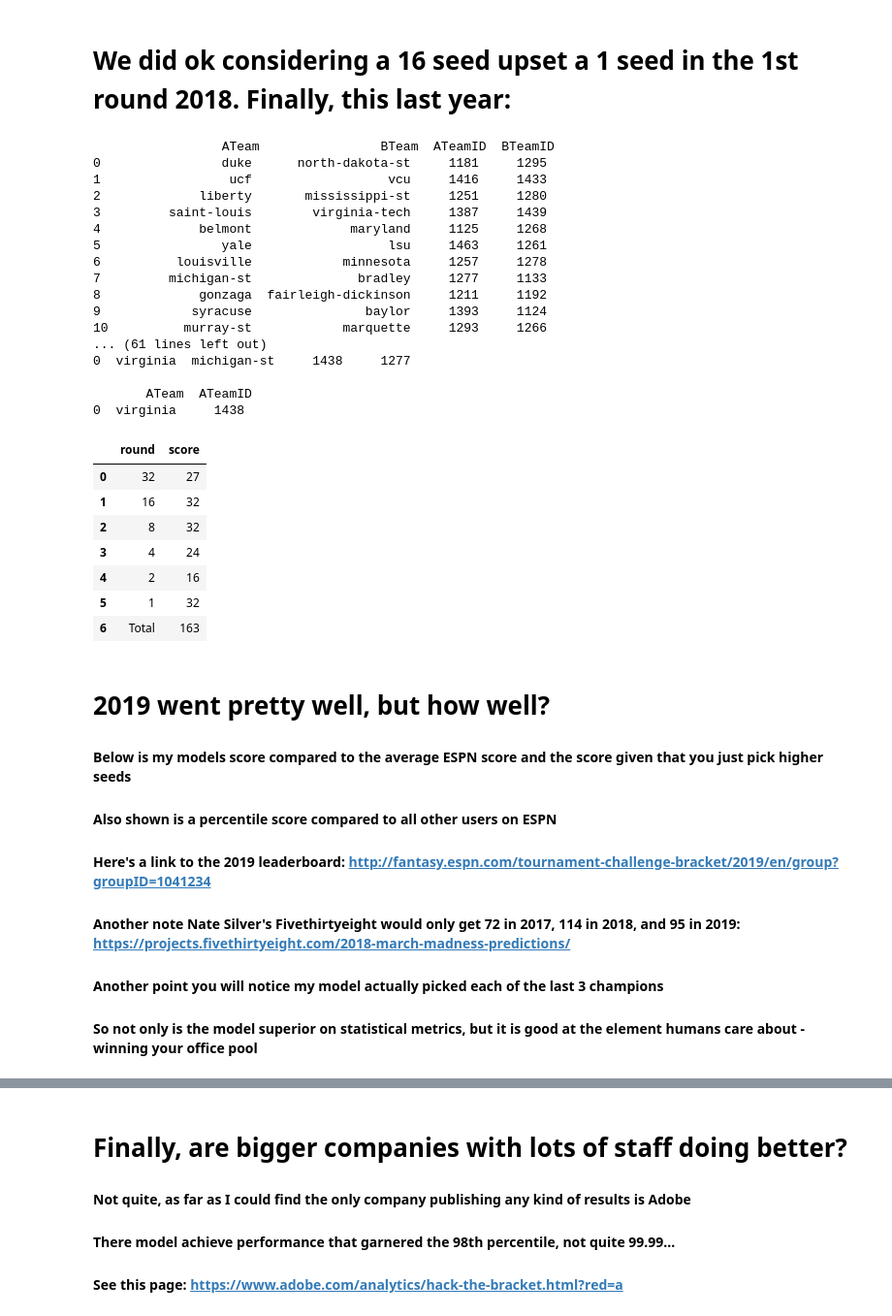
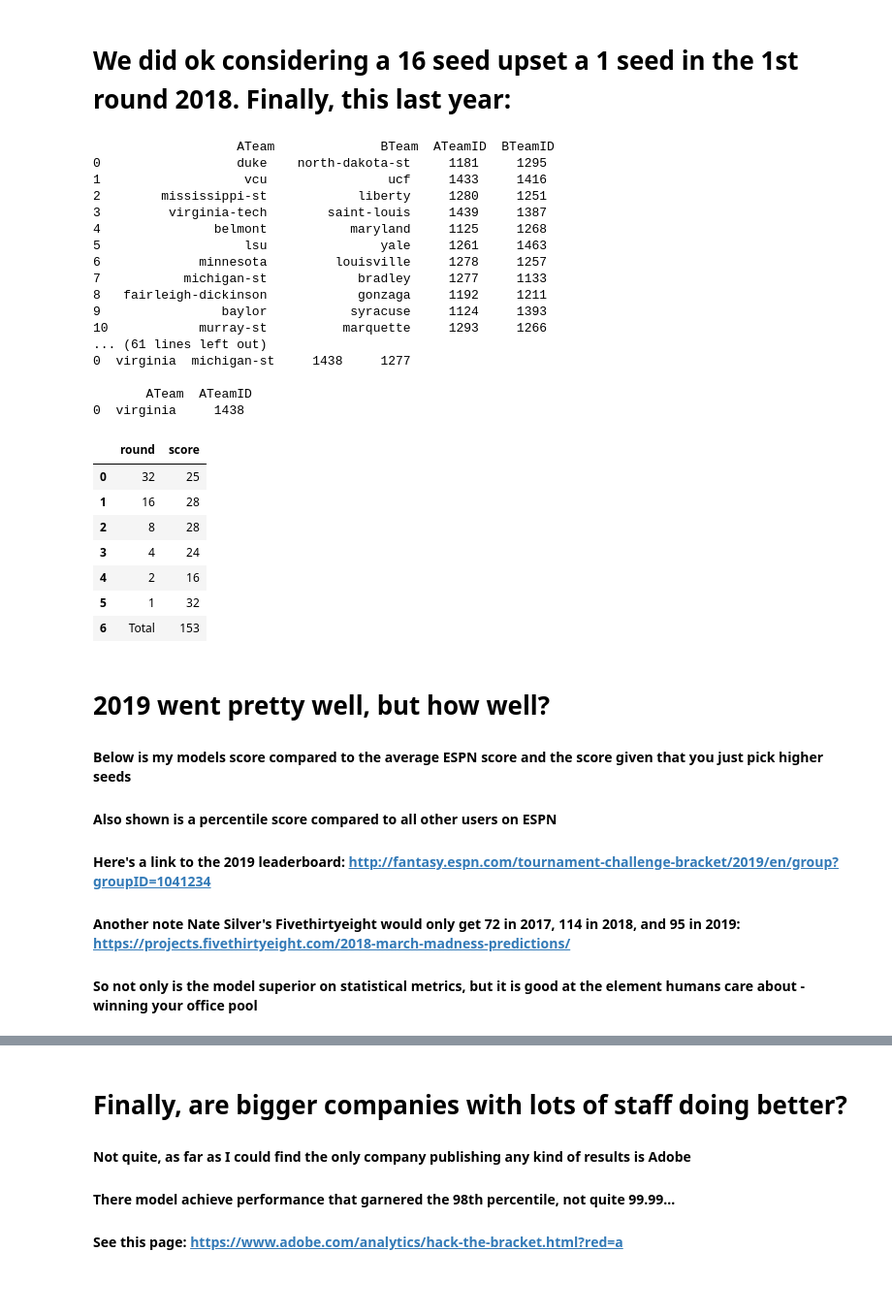
Before and after one commit to wohnjoods/MarchMadnessPredictor, a Jupyter notebook: Demo.ipynb, the cells around one changed output, grey strips where cells are left out. Shown at 97% size. Saved outputs shown, nothing was run; the diff lists cells and outputs as text; code cells hidden in the pictures; blank space fills up the shorter version.

```diff
--- a/Demo.ipynb
+++ b/Demo.ipynb
@@ -307,45 +309,44 @@ scoreDF
 # We did ok considering a 16 seed upset a 1 seed in the 1st round 2018. Finally, this last year:
 # %%
 #2019 results
-df=pd.read_csv("tourney_game_master.csv")
-dfList, scoreDF=runTournament(df,2019,'model_3','model_demo')
+df=pd.read_csv("tourney_game_master_test_actual.csv")
+dfList, scoreDF=runTournament(df,2019,'model_valid_demo','model_valid_demo')
 for df in dfList:
     print('\n',df)
 
 scoreDF
 # %% [output]
-                 ATeam                BTeam  ATeamID  BTeamID
-0                duke      north-dakota-st     1181     1295
-1                 ucf                  vcu     1416     1433
-2             liberty       mississippi-st     1251     1280
-3         saint-louis        virginia-tech     1387     1439
-4             belmont             maryland     1125     1268
-5                yale                  lsu     1463     1261
-6          louisville            minnesota     1257     1278
-7         michigan-st              bradley     1277     1133
-8             gonzaga  fairleigh-dickinson     1211     1192
-9            syracuse               baylor     1393     1124
-10          murray-st            marquette     1293     1266
+                   ATeam              BTeam  ATeamID  BTeamID
+0                  duke    north-dakota-st     1181     1295
+1                   vcu                ucf     1433     1416
+2        mississippi-st            liberty     1280     1251
+3         virginia-tech        saint-louis     1439     1387
+4               belmont           maryland     1125     1268
+5                   lsu               yale     1261     1463
+6             minnesota         louisville     1278     1257
+7           michigan-st            bradley     1277     1133
+8   fairleigh-dickinson            gonzaga     1192     1211
+9                baylor           syracuse     1124     1393
+10            murray-st          marquette     1293     1266
 ... (61 lines left out)
 0  virginia  michigan-st     1438     1277
 
        ATeam  ATeamID
 0  virginia     1438
 |  | round | score |
-| 0 | 32 | 27 |
-| 1 | 16 | 32 |
-| 2 | 8 | 32 |
+| 0 | 32 | 25 |
+| 1 | 16 | 28 |
+| 2 | 8 | 28 |
 | 3 | 4 | 24 |
 | 4 | 2 | 16 |
 | 5 | 1 | 32 |
-| 6 | Total | 163 |
+| 6 | Total | 153 |
 # %% [markdown]
 # 2019 went pretty well, but how well?
 #### Below is my models score compared to the average ESPN score and the score given that you just pick higher seeds
 #### Also shown is a percentile score compared to all other users on ESPN
 #### Here's a link to the 2019 leaderboard: http://fantasy.espn.com/tournament-challenge-bracket/2019/en/group?groupID=1041234
 #### Another note Nate Silver's Fivethirtyeight would only get 72 in 2017, 114 in 2018, and 95 in 2019: https://projects.fivethirtyeight.com/2018-march-madness-predictions/
-#### Another point you will notice my model actually picked each of the last 3 champions
 #### So not only is the model superior on statistical metrics, but it is good at the element humans care about - winning your office pool
 # %%
 pastMadness
```
Also changed, not shown: parts of 17 cells of this notebook.
